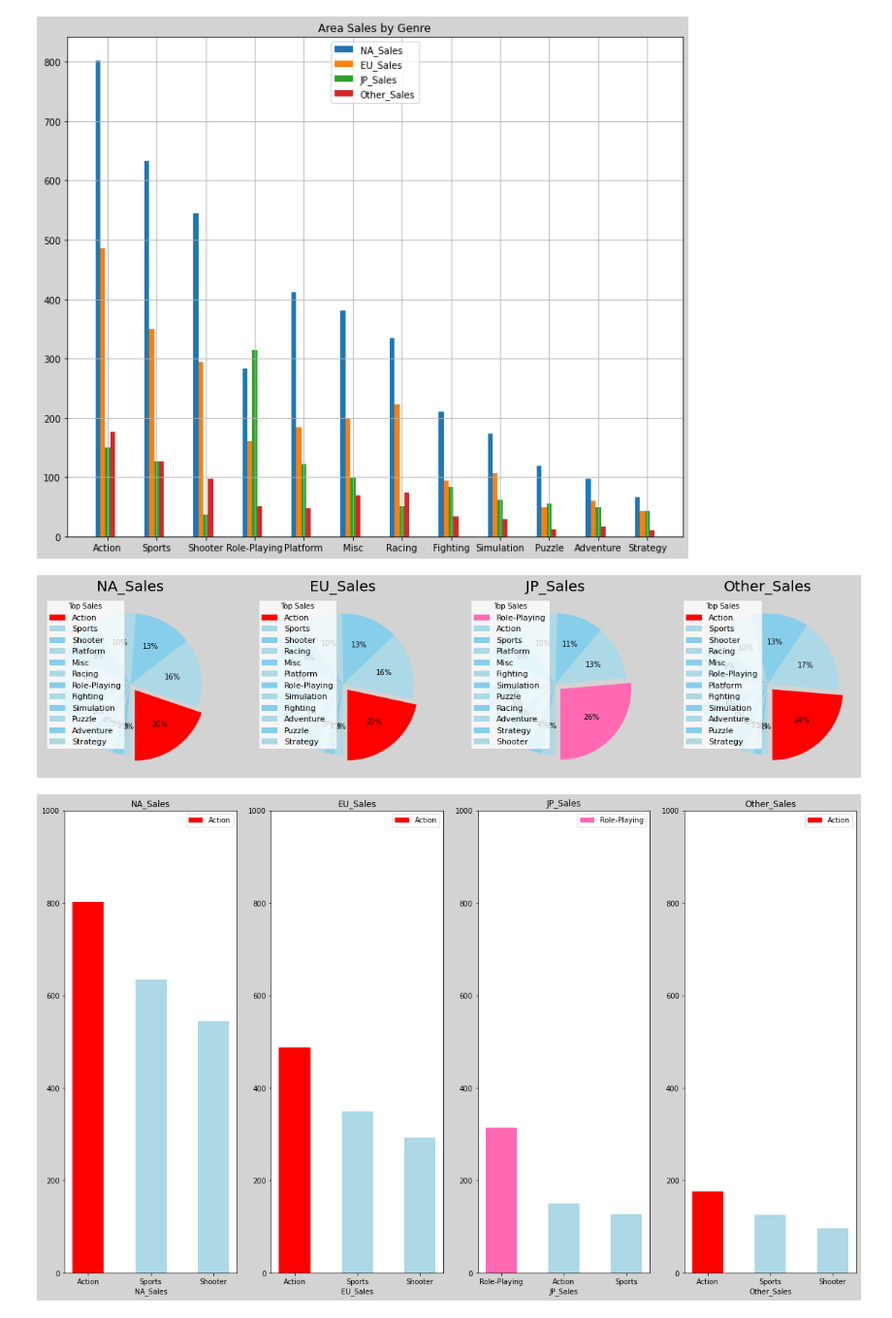
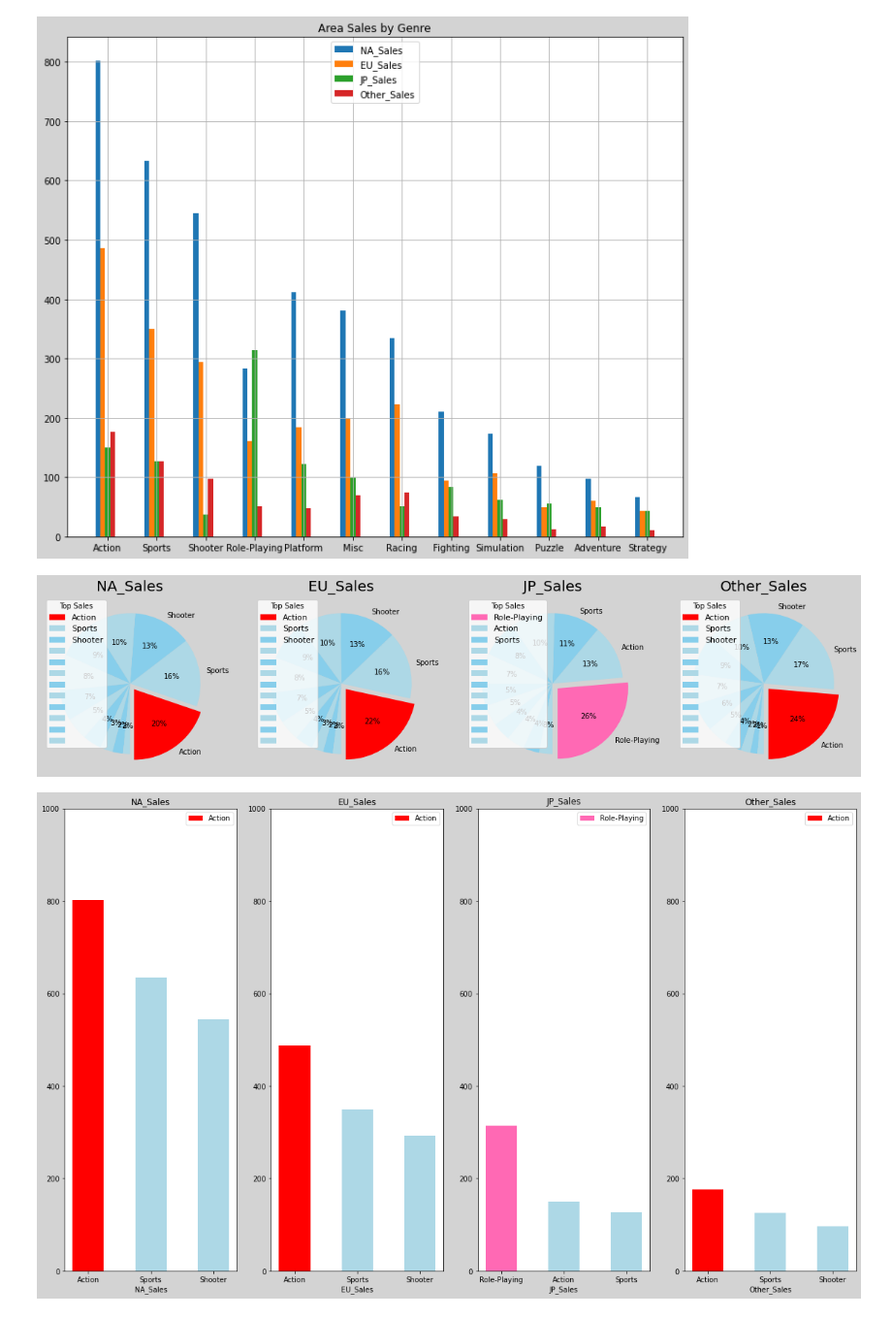
Before and after one commit to letssoar/CodeStatesProject, a Jupyter notebook: section1/colab_1.ipynb, the cells around one changed output. Shown at 97% size. Cells and saved outputs as stored; diff of their text form; code cells hidden in the pictures.

```diff
--- a/section1/colab_1.ipynb
+++ b/section1/colab_1.ipynb
@@ -286,37 +286,42 @@ def ShowPie(isAll):
 
     fig, ax = plt.subplots(figsize = (20,12))
     ax.grid(False)
     fig.set_facecolor('lightgrey')
 
     for i,v in enumerate(sales):
 
         df_sorted = df_Genre.sort_values(by=v,ascending=False)[v]
 
         if isAll == False:
             df_sorted = df_sorted.head(3)
 
         #Series 의 컬럼은 index
-        mylabels = df_sorted.index
+        mylabels = list(df_sorted.index)
+
+        #1,2,3위만 라벨 나오게
+        for k in range(3,len(mylabels)):
+            mylabels[k] = ' '
+
         # series 개수 만큼 넣어줘야함. index 순서. 가운데서 얼만큼 떨어트릴것인가?
         myExplode = [0 for _ in mylabels]
         myExplode[0] = 0.1
 
         myColor = [ 'skyblue' if i%2==0 else 'lightblue' for i,x in enumerate(myExplode)]
         myColor[0] = 'red'
         if i== 2:
             myColor[0] = 'hotpink'
 
         g = plt.subplot(1, 4, i+1)
-        #g.pie( df_sorted , autopct='%.0f%%',explode = myExplode, startangle = 270, colors=myColor,labels = mylabels )
-        g.pie( df_sorted , autopct='%.0f%%',explode = myExplode, startangle = 270, colors=myColor )
+        g.pie( df_sorted , autopct='%.0f%%',explode = myExplode, startangle = 270, colors=myColor,labels = mylabels )
+        #g.pie( df_sorted , autopct='%.0f%%',explode = myExplode, startangle = 270, colors=myColor )
         g.set_title(v, fontsize=20)
         g.legend(title ="Top Sales",loc='upper left',labels = mylabels, fontsize=11)
 
     plt.show();
 
 ShowPie(True)
 # %% [output]
-[figure, old version]
+[figure, new version]
 # %%
 # 위 표는 지역별 각 장르의 판매량 비율을 나타낸 표입니다.
 # JP지역은 '롤플레잉'이 , 그외 NA,EU,Other 지역은 '액션'이 많이 팔린것을 알 수 있습니다.
```
Also changed, not shown: parts of 8 cells of this notebook, 1 other file.
